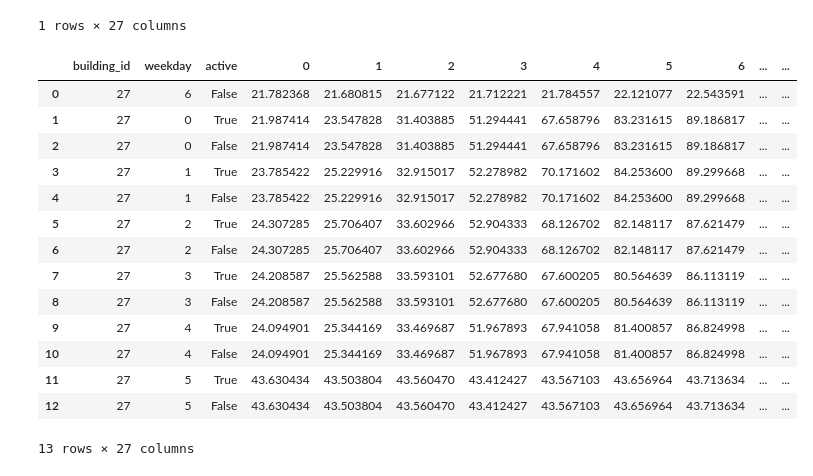
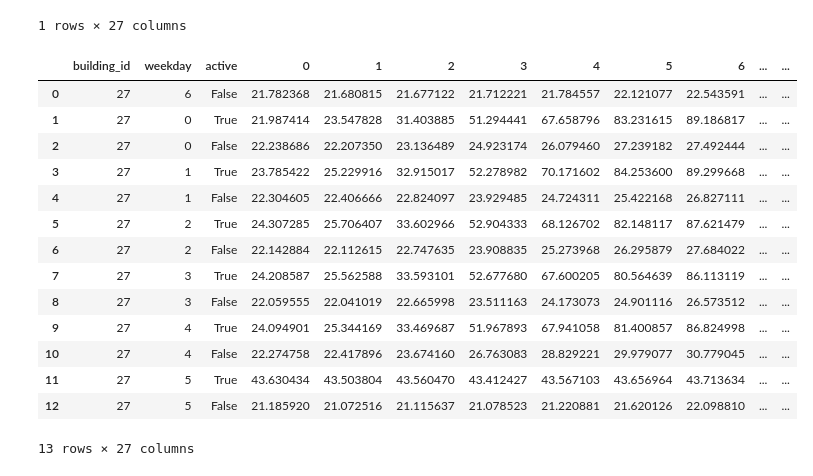
Before and after one commit to thmasker/DAntE, a Jupyter notebook: notebook/data-preprocessing/weekday_prototypes.ipynb, the cells around one changed output. Drawn from its saved outputs; the diff is of its cells as text; code cells hidden in the pictures.

```diff
--- a/notebook/data-preprocessing/weekday_prototypes.ipynb
+++ b/notebook/data-preprocessing/weekday_prototypes.ipynb
@@ -52,6 +52,8 @@ def get_threshold(df: pd.DataFrame) -> float:
     df.loc[:, 'mean'] = df.loc[:, '0':].mean(axis=1) # Calculate daily consumption mean
     mean, std = df['mean'].mean(), df['mean'].std()
 
+    del df['mean']
+
     return mean + 2 * std # Calculate threshold based on sundays
 # %%
 def get_prototype(df: pd.DataFrame, counter_id: int, weekday: int, active: bool, type: str = 'mean') -> pd.DataFrame:
@@ -65,8 +67,6 @@ def get_prototype(df: pd.DataFrame, counter_id: int, weekday: int, active: bool,
     proto.insert(0, 'weekday', weekday)
     proto.insert(0, 'building_id', counter_id)
 
-    del proto['mean']
-
     return proto
 # %%
 clean_df = raw_df.dropna()
@@ -117,32 +117,33 @@ std_proto
 # %%
 for i in range(0, 6):
     df = clean_df[clean_df['weekday'] == i]
     df.loc[:, 'mean'] = df.loc[:, '0':].mean(axis=1) # Calculate daily consumption mean
 
-    df_a = df.loc[df['mean'] >= threshold] # Select active days
+    df_a = df.loc[df['mean'] > threshold] # Select active days
     mean_proto = mean_proto.append(get_prototype(df_a, counter_id, i, True, type='mean'))
     std_proto = std_proto.append(get_prototype(df_a, counter_id, i, True, type='std'))
 
-    df_i = df.loc[df['mean'] < threshold] # Select inactive days
-    mean_proto = mean_proto.append(get_prototype(df_a, counter_id, i, False, type='mean'))
-    std_proto = std_proto.append(get_prototype(df_a, counter_id, i, False, type='std'))
+    df_i = df.loc[df['mean'] <= threshold] # Select inactive days
+    mean_proto = mean_proto.append(get_prototype(df_i, counter_id, i, False, type='mean'))
+    std_proto = std_proto.append(get_prototype(df_i, counter_id, i, False, type='std'))
 
-mean_proto.reset_index(drop=True, inplace=True)
-std_proto.reset_index(drop=True, inplace=True)
+del mean_proto['mean']
+del std_proto['mean']
+mean_proto.reset_index(drop=True, inplace=True), std_proto.reset_index(drop=True, inplace=True)
 mean_proto
 # %% [output]
 |  | building_id | weekday | active | 0 | 1 | 2 | 3 | 4 | 5 | 6 | ... | ... |
 | 0 | 27 | 6 | False | 21.782368 | 21.680815 | 21.677122 | 21.712221 | 21.784557 | 22.121077 | 22.543591 | ... | ... |
 | 1 | 27 | 0 | True | 21.987414 | 23.547828 | 31.403885 | 51.294441 | 67.658796 | 83.231615 | 89.186817 | ... | ... |
-| 2 | 27 | 0 | False | 21.987414 | 23.547828 | 31.403885 | 51.294441 | 67.658796 | 83.231615 | 89.186817 | ... | ... |
+| 2 | 27 | 0 | False | 22.238686 | 22.207350 | 23.136489 | 24.923174 | 26.079460 | 27.239182 | 27.492444 | ... | ... |
 | 3 | 27 | 1 | True | 23.785422 | 25.229916 | 32.915017 | 52.278982 | 70.171602 | 84.253600 | 89.299668 | ... | ... |
-| 4 | 27 | 1 | False | 23.785422 | 25.229916 | 32.915017 | 52.278982 | 70.171602 | 84.253600 | 89.299668 | ... | ... |
+| 4 | 27 | 1 | False | 22.304605 | 22.406666 | 22.824097 | 23.929485 | 24.724311 | 25.422168 | 26.827111 | ... | ... |
 | 5 | 27 | 2 | True | 24.307285 | 25.706407 | 33.602966 | 52.904333 | 68.126702 | 82.148117 | 87.621479 | ... | ... |
-| 6 | 27 | 2 | False | 24.307285 | 25.706407 | 33.602966 | 52.904333 | 68.126702 | 82.148117 | 87.621479 | ... | ... |
+| 6 | 27 | 2 | False | 22.142884 | 22.112615 | 22.747635 | 23.908835 | 25.273968 | 26.295879 | 27.684022 | ... | ... |
 | 7 | 27 | 3 | True | 24.208587 | 25.562588 | 33.593101 | 52.677680 | 67.600205 | 80.564639 | 86.113119 | ... | ... |
-| 8 | 27 | 3 | False | 24.208587 | 25.562588 | 33.593101 | 52.677680 | 67.600205 | 80.564639 | 86.113119 | ... | ... |
+| 8 | 27 | 3 | False | 22.059555 | 22.041019 | 22.665998 | 23.511163 | 24.173073 | 24.901116 | 26.573512 | ... | ... |
 | 9 | 27 | 4 | True | 24.094901 | 25.344169 | 33.469687 | 51.967893 | 67.941058 | 81.400857 | 86.824998 | ... | ... |
-| 10 | 27 | 4 | False | 24.094901 | 25.344169 | 33.469687 | 51.967893 | 67.941058 | 81.400857 | 86.824998 | ... | ... |
+| 10 | 27 | 4 | False | 22.274758 | 22.417896 | 23.674160 | 26.763083 | 28.829221 | 29.979077 | 30.779045 | ... | ... |
 | 11 | 27 | 5 | True | 43.630434 | 43.503804 | 43.560470 | 43.412427 | 43.567103 | 43.656964 | 43.713634 | ... | ... |
-| 12 | 27 | 5 | False | 43.630434 | 43.503804 | 43.560470 | 43.412427 | 43.567103 | 43.656964 | 43.713634 | ... | ... |
+| 12 | 27 | 5 | False | 21.185920 | 21.072516 | 21.115637 | 21.078523 | 21.220881 | 21.620126 | 22.098810 | ... | ... |
 13 rows × 27 columns
```
Also changed, not shown: 3 other files.
